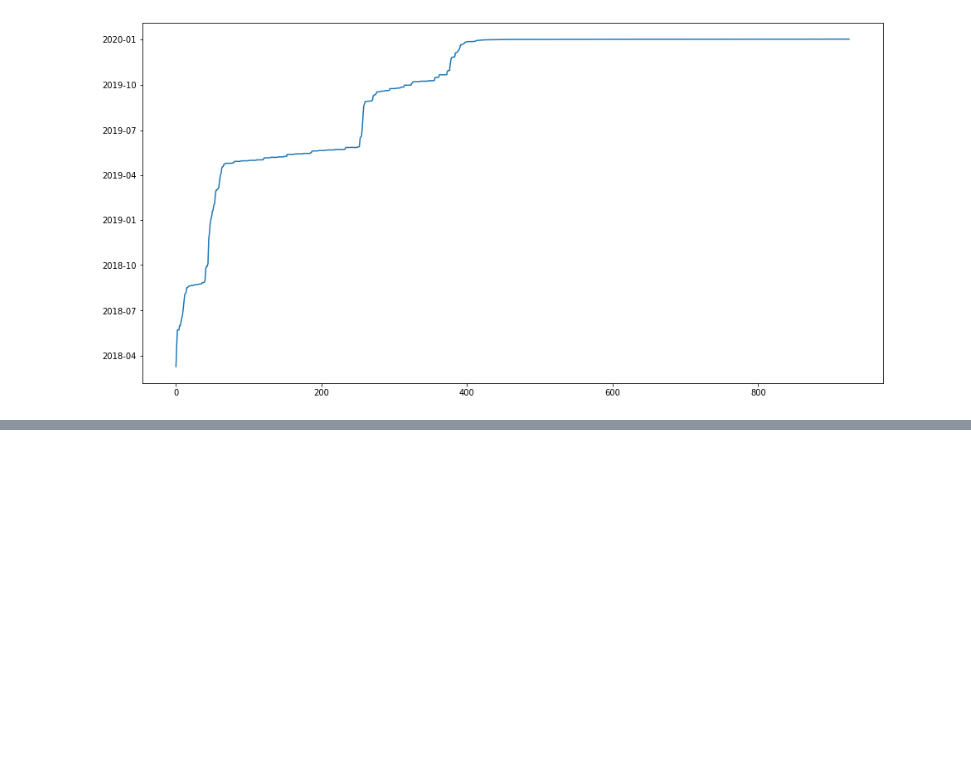
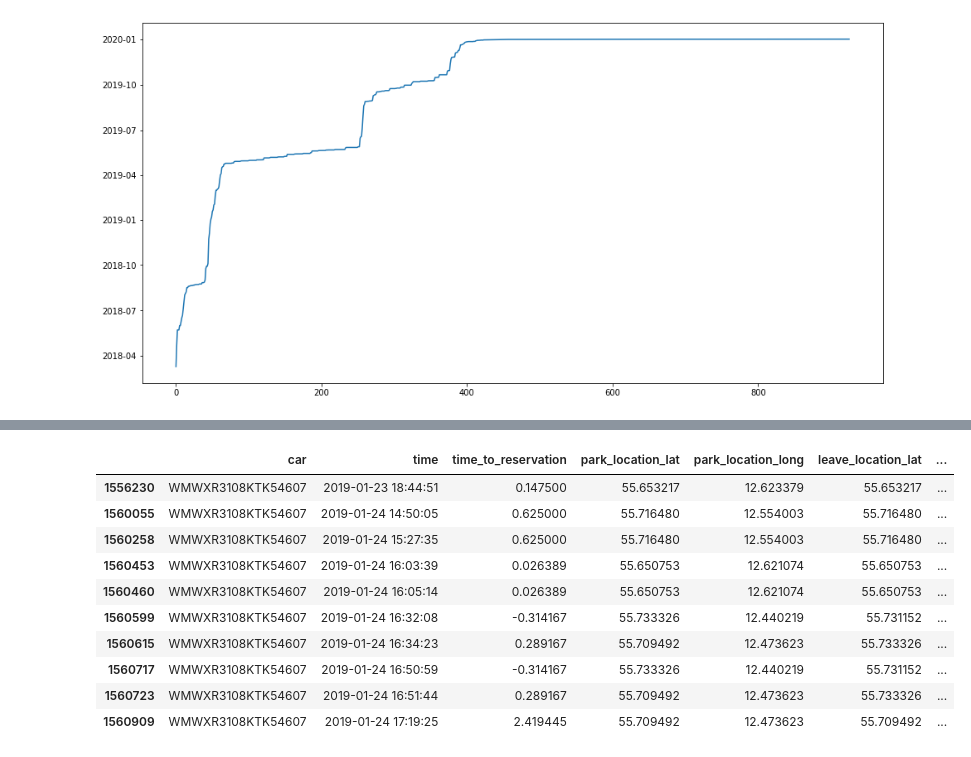
Before and after one commit to Bogeluno/GNN_Thesis, a Jupyter notebook: notebooks/TimeProgress.ipynb, the cells around one changed output, grey strips where cells are left out. Cells and saved outputs as stored; diff of their text form; code cells hidden in the pictures; blank space fills up the shorter version.

```diff
--- a/notebooks/TimeProgress.ipynb
+++ b/notebooks/TimeProgress.ipynb
@@ -107,0 +162,14 @@ plt.show() # Det her skal un der preprocess
+# %%
+CarID_dict['WMWXR3108KTK54607'].iloc[2215:2225]
+# %% [output]
+|  | car | time | time_to_reservation | park_location_lat | park_location_long | leave_location_lat | ... |
+| 1556230 | WMWXR3108KTK54607 | 2019-01-23 18:44:51 | 0.147500 | 55.653217 | 12.623379 | 55.653217 | ... |
+| 1560055 | WMWXR3108KTK54607 | 2019-01-24 14:50:05 | 0.625000 | 55.716480 | 12.554003 | 55.716480 | ... |
+| 1560258 | WMWXR3108KTK54607 | 2019-01-24 15:27:35 | 0.625000 | 55.716480 | 12.554003 | 55.716480 | ... |
+| 1560453 | WMWXR3108KTK54607 | 2019-01-24 16:03:39 | 0.026389 | 55.650753 | 12.621074 | 55.650753 | ... |
+| 1560460 | WMWXR3108KTK54607 | 2019-01-24 16:05:14 | 0.026389 | 55.650753 | 12.621074 | 55.650753 | ... |
+| 1560599 | WMWXR3108KTK54607 | 2019-01-24 16:32:08 | -0.314167 | 55.733326 | 12.440219 | 55.731152 | ... |
+| 1560615 | WMWXR3108KTK54607 | 2019-01-24 16:34:23 | 0.289167 | 55.709492 | 12.473623 | 55.733326 | ... |
+| 1560717 | WMWXR3108KTK54607 | 2019-01-24 16:50:59 | -0.314167 | 55.733326 | 12.440219 | 55.731152 | ... |
+| 1560723 | WMWXR3108KTK54607 | 2019-01-24 16:51:44 | 0.289167 | 55.709492 | 12.473623 | 55.733326 | ... |
+| 1560909 | WMWXR3108KTK54607 | 2019-01-24 17:19:25 | 2.419445 | 55.709492 | 12.473623 | 55.709492 | ... |
```
Also changed, not shown: parts of 13 cells of this notebook, 4 other files.
